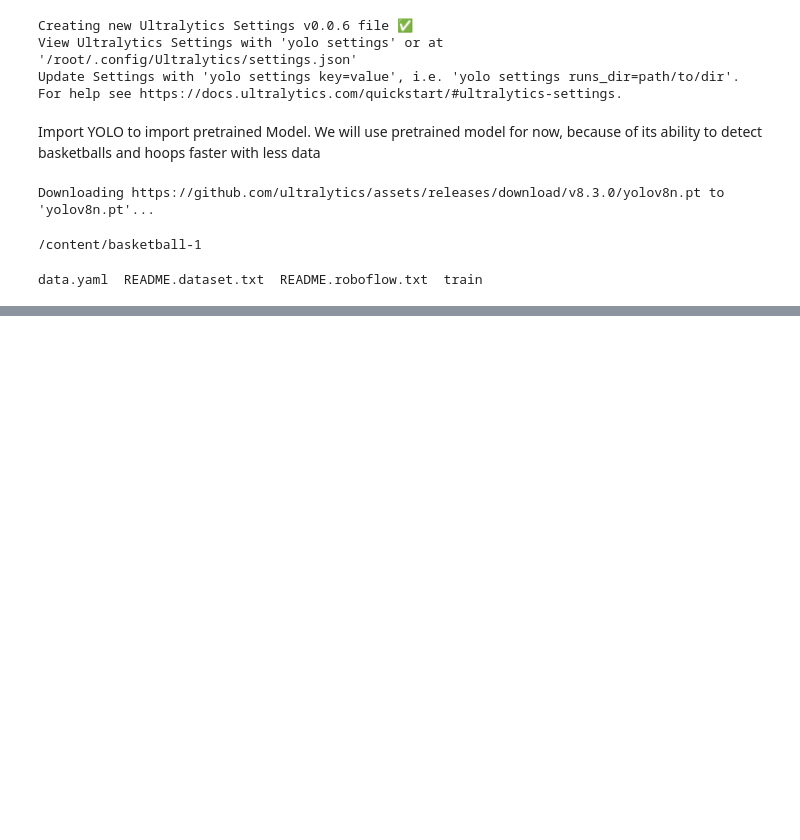
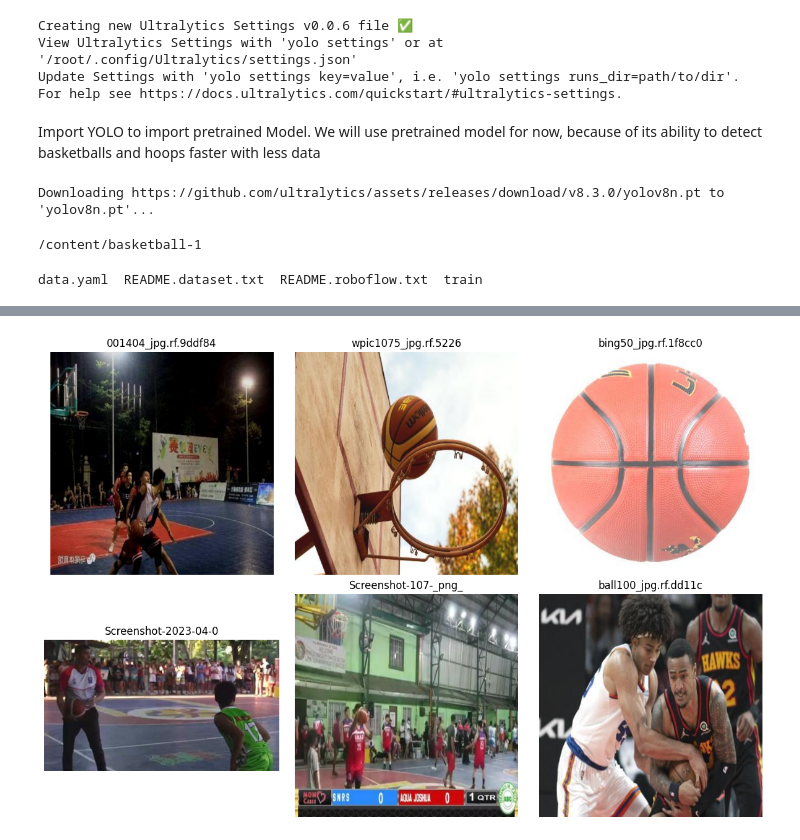
Before and after one commit to chrisalpuerto/Bball-shot-Detection, a Jupyter notebook: BasketballMLModel.ipynb, the cells around one changed output, grey strips where cells are left out. Drawn from its saved outputs; the diff is of its cells as text; code cells hidden in the pictures; blank space fills up the shorter version.

```diff
--- a/BasketballMLModel.ipynb
+++ b/BasketballMLModel.ipynb
@@ -176,0 +211,16 @@ mAP50-95: 0.7237850311282584
+# %%
+images = os.listdir(train_path1)[:6]  # Show first 6
+plt.figure(figsize=(12, 8))
+
+for i, fname in enumerate(images):
+    img = cv2.imread(os.path.join(train_path1, fname))
+    img_rgb = cv2.cvtColor(img, cv2.COLOR_BGR2RGB)
+    plt.subplot(2, 3, i+1)
+    plt.imshow(img_rgb)
+    plt.axis('off')
+    plt.title(fname[:20])
+
+plt.tight_layout()
+plt.show()
+# %% [output]
+[figure, added]
```
Also changed, not shown: parts of 23 cells of this notebook.
